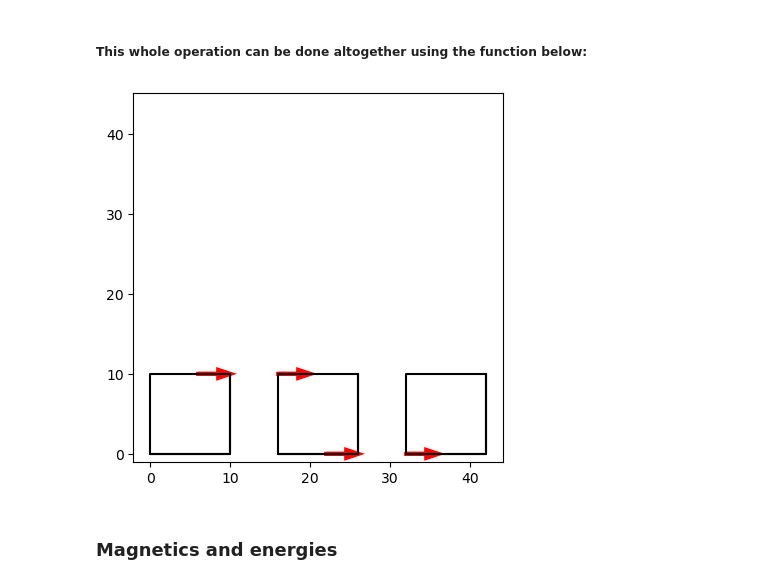
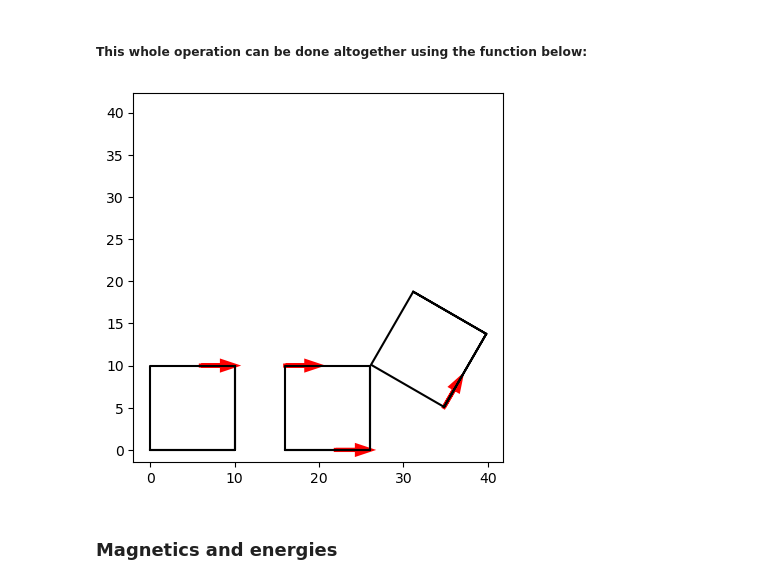
Before and after one commit to dymc9548/Magnetic-actuator-simulation, a Jupyter notebook: initial_Visualization.ipynb, the cells around one changed output. Cells and saved outputs as stored; diff of their text form; code cells hidden in the pictures.

Commit message:
Fixed hinge location rotation in simulation as well

```diff
--- a/initial_Visualization.ipynb
+++ b/initial_Visualization.ipynb
@@ -64,10 +64,10 @@ vis.shapeplots(shape_arr_new, linelist, mag_vecs = patch_arr_new)
 # %%
 hingechoice = 1
 angle = 60
-patch_arr_new, shape_arr_new, hinge_vec_new, hinge_loc_new = vis.rotate_once(patch_arr_new,shape_arr_new,linelist,hinge_vec_new,hingechoice, hinge_loc_new, angle, patch_num)
+patch_arr_new, shape_arr_new, hinge_vec_new, hinge_loc_new = vis.rotate_once(patch_arr,shape_arr,linelist,hinge_vec,hingechoice, hinge_loc, angle, patch_num)
 vis.shapeplots(shape_arr_new, linelist, mag_vecs = patch_arr_new)
 # %% [output]
-[figure, old version]
+[figure, new version]
 # %% [markdown]
 ### Magnetics and energies
 # %%
```
Also changed, not shown: parts of 6 cells of this notebook, 1 other file.
